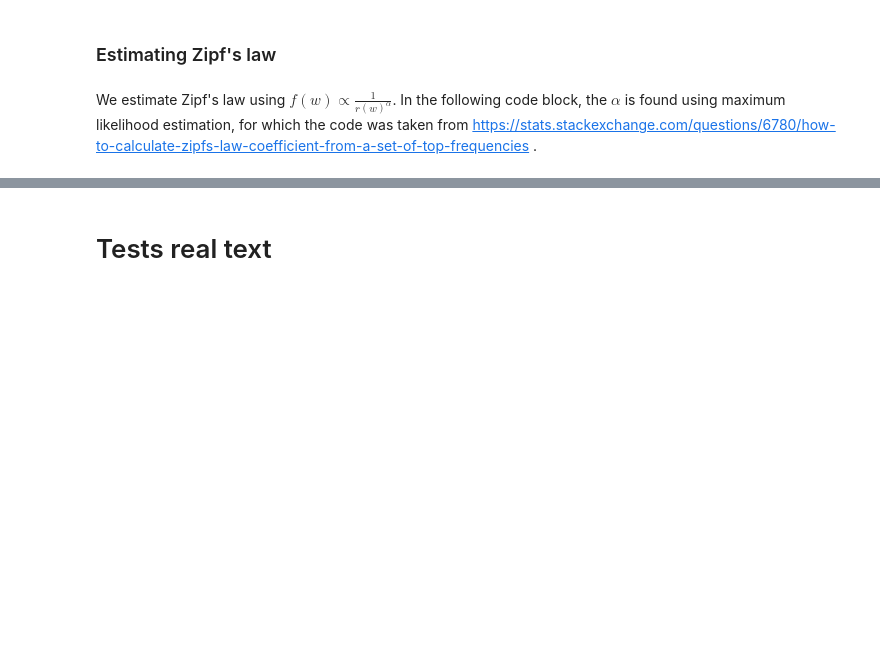
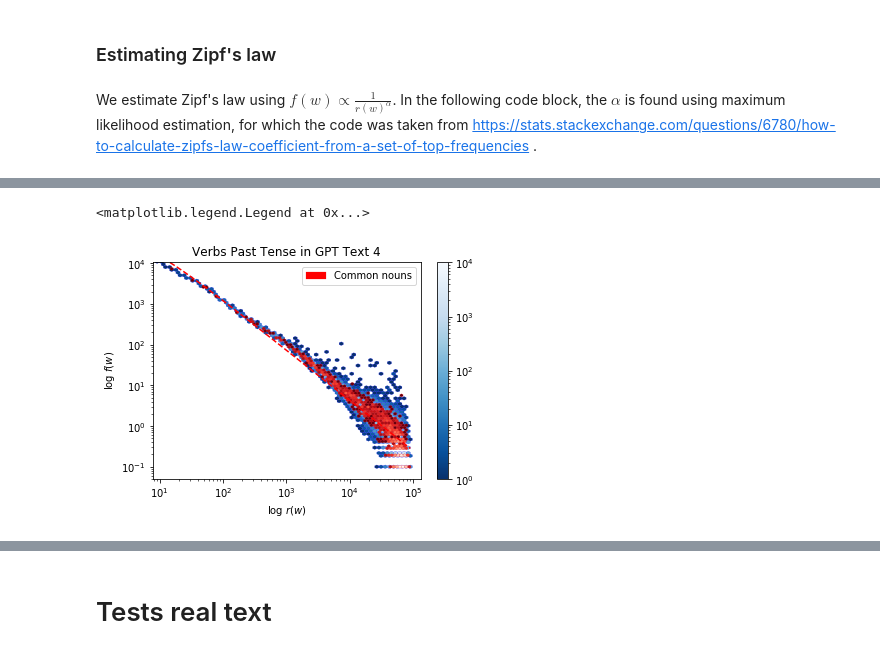
Before and after one commit to remvanthull/Thesis, a Jupyter notebook: LargeLanguageModels.ipynb, the cells around one changed output, grey strips where cells are left out. Drawn from its saved outputs; the diff is of its cells as text; code cells hidden in the pictures; blank space fills up the shorter version.

```diff
--- a/LargeLanguageModels.ipynb
+++ b/LargeLanguageModels.ipynb
@@ -95,3 +187,5 @@ def fano_factor(ranks_df, freqs_df):
+# %%
+k40_test_5 = pickle.load(open("k40_test_5.p", "rb" ))
 # %% [markdown]
 ## Creating the data
 # %% [markdown]
@@ -610,0 +948,46 @@ def ranks_freqs(freq_sents, rank_sents, k = 1000000, m = 10, multi = True, sent
+# %%
+for i, query in enumerate(queries1):
+    for j, real in enumerate(real_dfs):
+        type_df = real.query(query)
+        rest_df = real.query(queries2[i])
+        hexbin_plot(rest_df['Rank'], rest_df['Frequency'], est=rest_df['Estimated frequency'], xlbl=r"$\log$ $r(w)$", ylbl=r"$\log$ $f(w)$", cbar=False)
+
+        hexbin_plot(type_df['Rank'], type_df['Frequency'], est=None, xlbl=r"$\log$ $r(w)$", ylbl=r"$\log$ $f(w)$",
+                color="red", edgecolors="red", cmap="Reds_r", cbar=True, label = titles[i])
+        plt.title("{} in Real Text {}".format(titles[i], j+1))
+        plt.legend()
+        plt.savefig(saves[i] + "real_" + str(j+1) + ".png",
+                    dpi=300)
+        plt.close()
+# %%
+for i, k40 in enumerate(k40_dfs):
+    type_df = k40.query("ilevel_1 == 'VBD'")
+    rest_df = k40.query("ilevel_1 != 'VBD'")
+    hexbin_plot(rest_df['Rank'], rest_df['Frequency'], est=rest_df['Estimated frequency'], xlbl=r"$\log$ $r(w)$", ylbl=r"$\log$ $f(w)$")
+
+    hexbin_plot(type_df['Rank'], type_df['Frequency'], est=None, xlbl=r"$\log$ $r(w)$", ylbl=r"$\log$ $f(w)$",
+            color="red", edgecolors="red", cmap="Reds_r", cbar=False, label = 'Verbs past tense')
+    plt.title("Verbs Past Tense in GPT Text {}".format(i+1))
+    plt.legend()
+    plt.savefig("verb_past_k40_" + str(i+1) + ".png",
+                dpi=300)
+    plt.close()
+# %%
+# for i, real in enumerate(real_dfs):
+real = df_k40_4
+# NN_df = real.query("ilevel_1 == 'NN' or ilevel_1 == 'NNS'")
+JJ_df = real.query("ilevel_1 == 'VBD'")
+not_real = real.query("ilevel_1 != 'VBD'")
+hexbin_plot(not_real['Rank'], not_real['Frequency'], est=not_real['Estimated frequency'], xlbl=r"$\log$ $r(w)$", ylbl=r"$\log$ $f(w)$")
+
+hexbin_plot(JJ_df['Rank'], JJ_df['Frequency'], est=None, xlbl=r"$\log$ $r(w)$", ylbl=r"$\log$ $f(w)$",
+            color="red", edgecolors="red", cmap="Reds_r", cbar=False, label = 'Common nouns')
+plt.title("Verbs Past Tense in GPT Text {}".format(i+1))
+plt.legend()
+# plt.savefig("verb_past_k40_4.png",
+#             dpi=300)
+# plt.savefig("common_nouns_real_" + i + ".png",
+#             dpi=300)
+# %% [output]
+<matplotlib.legend.Legend at 0x...>
+[figure, added]
```
Also changed, not shown: parts of 350 cells of this notebook.
